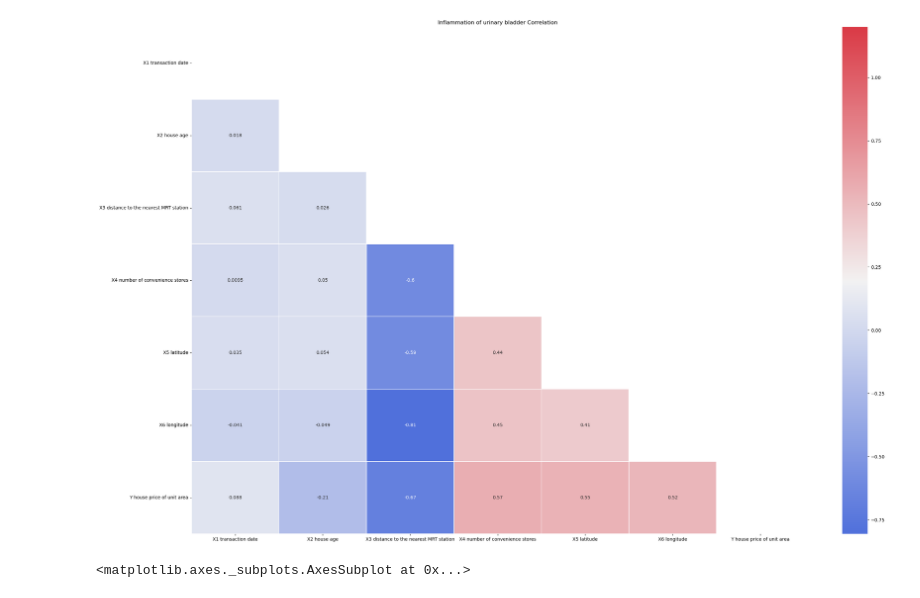
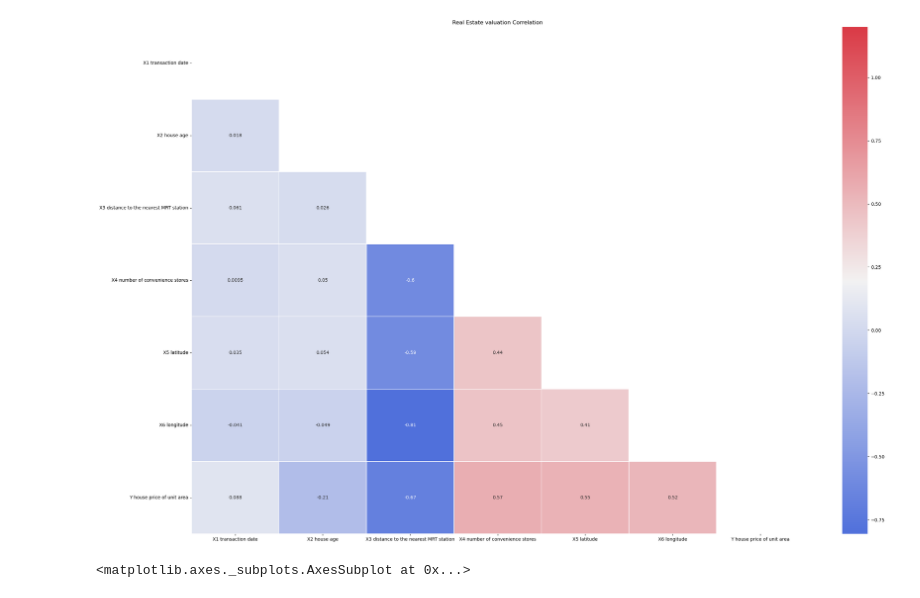
Before and after one commit to shawnhuyiwen/MLAssignment1, a Jupyter notebook: assignment1_real_estate_valuation_Regression.ipynb, the cells around one changed output. Saved outputs shown, nothing was run; the diff lists cells and outputs as text; code cells hidden in the pictures.

```diff
--- a/assignment1_real_estate_valuation_Regression.ipynb
+++ b/assignment1_real_estate_valuation_Regression.ipynb
@@ -56,17 +51,17 @@ memory usage: 29.1 KB
 # %%
 corrMatt = all_df.corr()
 # Generate a mask for the upper triangle
 mask = np.zeros_like(corrMatt)
 mask[np.triu_indices_from(mask)] = True
 # Set up the matplotlib figure
 fig, ax = plt.subplots(figsize=(30, 20))
-plt.title('Inflammation of urinary bladder Correlation')
+plt.title('Real Estate valuation Correlation')
 # Generate a custom diverging colormap
 cmap = sns.diverging_palette(260, 10, as_cmap=True)
 # Draw the heatmap with the mask and correct aspect ratio
 sns.heatmap(corrMatt, vmax=1.2, square=False, cmap=cmap, mask=mask, ax=ax, annot=True, fmt='.2g', linewidths=0.5);
 # %% [output]
-[figure, old version]
+[figure, new version]
 # %%
 Xs = all_df.drop("Y house price of unit area",axis=1)
 target = all_df['Y house price of unit area']
```
Also changed, not shown: parts of 18 cells of this notebook, 1 other file.
